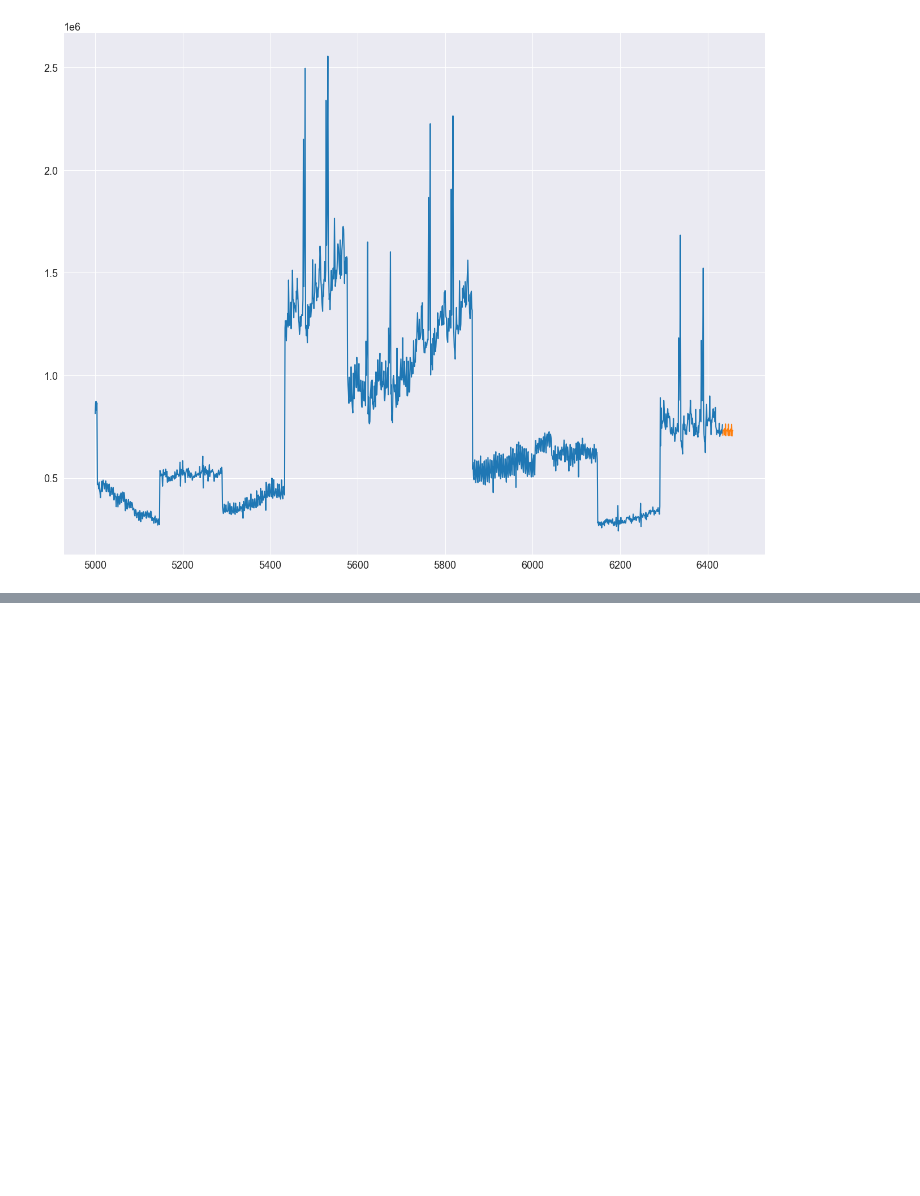
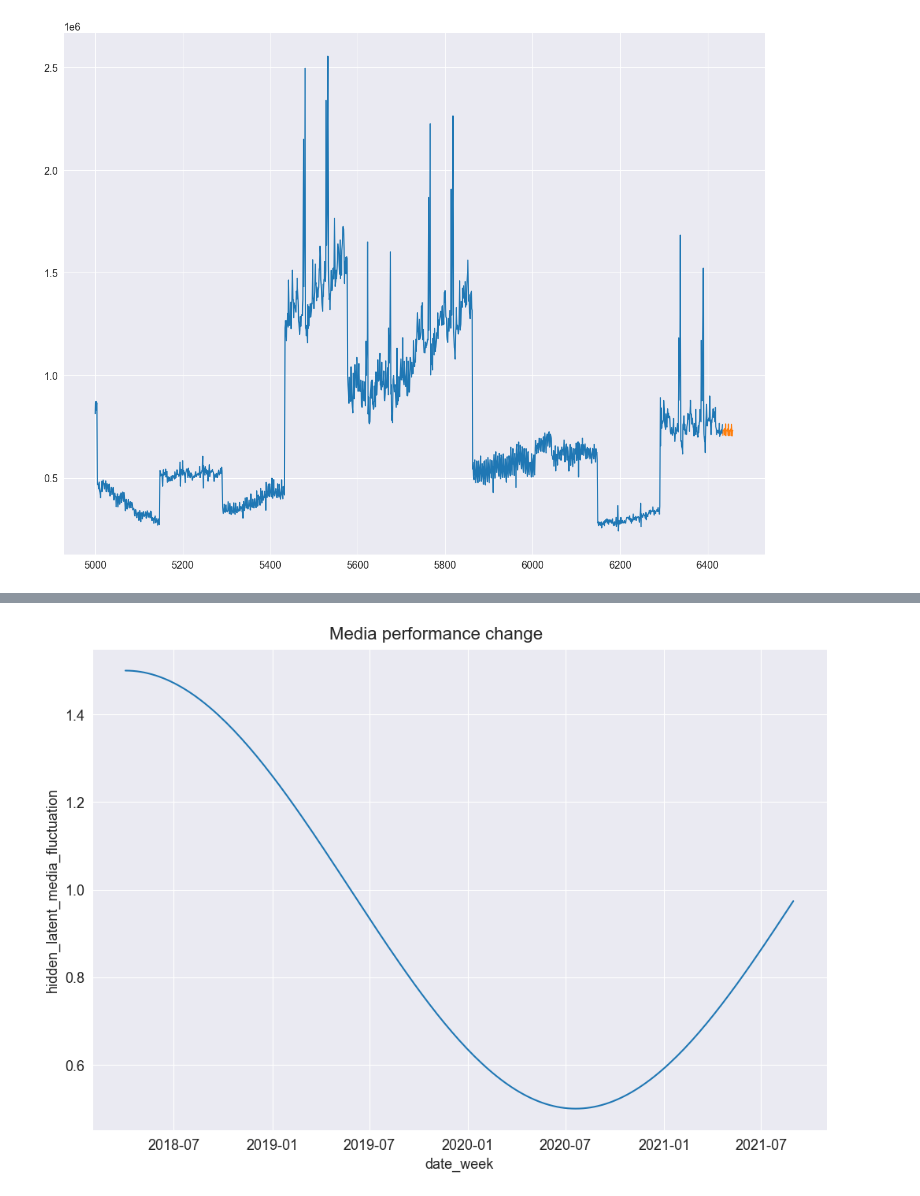
Before and after one commit to vjthecoder/ExploraBI-BusinessAnalytics, a Jupyter notebook: Marketing Analytics/Sales_Trend_and_Seasonality.ipynb, the cells around one changed output, grey strips where cells are left out. Cells and saved outputs as stored; diff of their text form; code cells hidden in the pictures; blank space fills up the shorter version.

```diff
--- a/Marketing Analytics/Sales_Trend_and_Seasonality.ipynb
+++ b/Marketing Analytics/Sales_Trend_and_Seasonality.ipynb
@@ -194,0 +322,20 @@ plt.show()
+# %%
+# Adding two control / promo variables
+df["event_1"] = (df["date_week"] == "2019-05-13").astype(float)
+df["event_2"] = (df["date_week"] == "2020-09-14").astype(float)
+
+# Time varying media performance
+# This signal, hidden_latent_media_fluctuation, is designed to simulate the natural fluctuations in media performance over time.
+df["hidden_latent_media_fluctuation"] = (
+    np.cos(0.5 * np.pi / 60 * np.arange(n)) / 2 + 1
+) * 1
+
+fig, ax = plt.subplots(
+    nrows=1, ncols=1, figsize=(10, 7), sharex=True, sharey=True, layout="constrained"
+)
+sns.lineplot(x="date_week", y="hidden_latent_media_fluctuation", data=df, color="C0")
+ax.set(xlabel="date_week")
+fig.suptitle("Media performance change", fontsize=16);
+#This synthetic signal is essential for demonstrating the efficacy of our time-dependent MMM model, which should recover this signal as much as possible.
+# %% [output]
+[figure, added]
```
Also changed, not shown: parts of 22 cells of this notebook.
